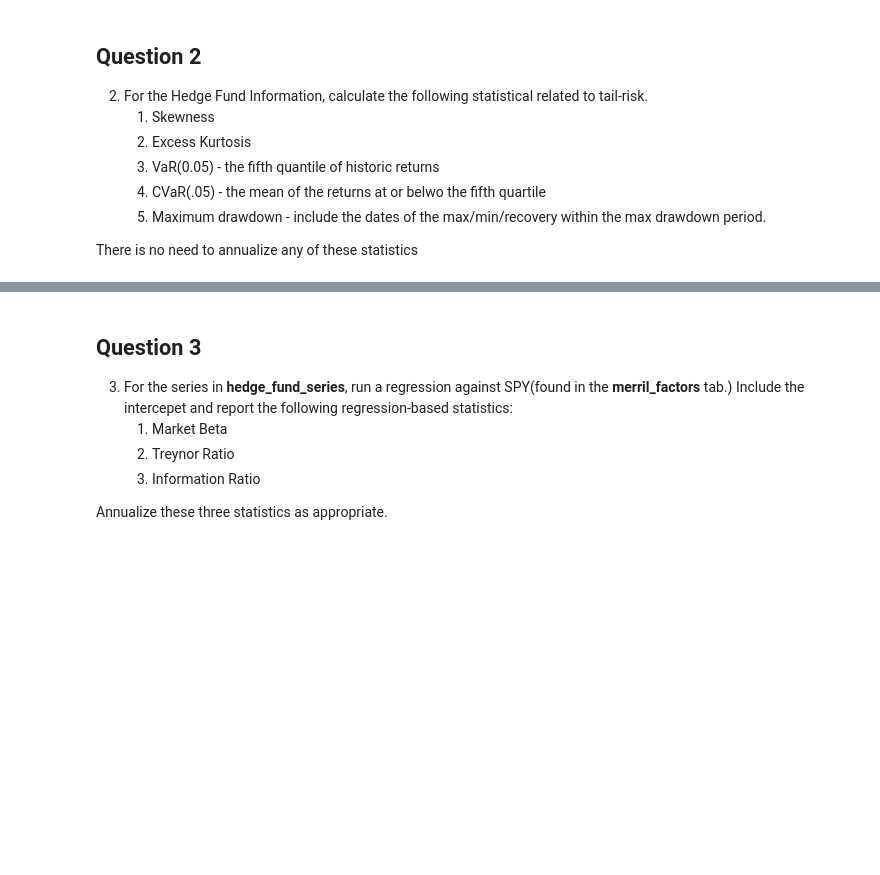
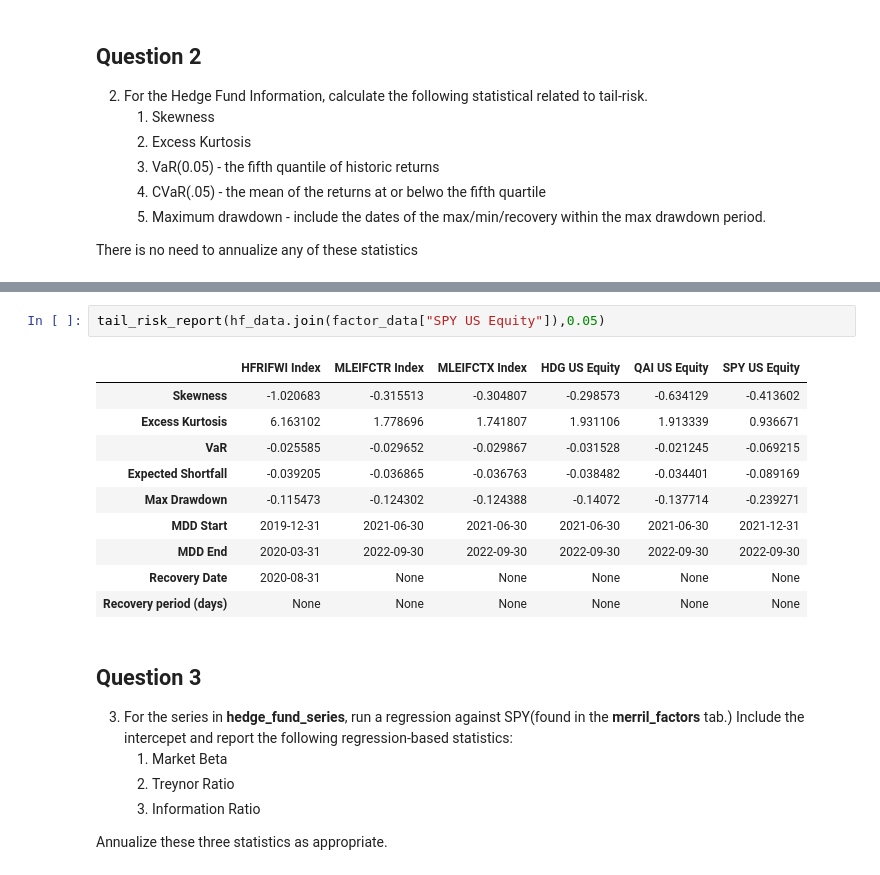
Before and after one commit to dcstein22/portfolio_theory, a Jupyter notebook: Homework_2.ipynb, the cells around one changed output, grey strips where cells are left out. Drawn from its saved outputs; the diff is of its cells as text; blank space fills up the shorter version.

```diff
--- a/Homework_2.ipynb
+++ b/Homework_2.ipynb
@@ -121,3 +140,16 @@ tail_risk_report(hedge_fund,.05)
+# %%
+tail_risk_report(hf_data.join(factor_data["SPY US Equity"]),0.05)
+# %% [output]
+|  | HFRIFWI Index | MLEIFCTR Index | MLEIFCTX Index | HDG US Equity | QAI US Equity | SPY US Equity |
+| Skewness | -1.020683 | -0.315513 | -0.304807 | -0.298573 | -0.634129 | -0.413602 |
+| Excess Kurtosis | 6.163102 | 1.778696 | 1.741807 | 1.931106 | 1.913339 | 0.936671 |
+| VaR | -0.025585 | -0.029652 | -0.029867 | -0.031528 | -0.021245 | -0.069215 |
+| Expected Shortfall | -0.039205 | -0.036865 | -0.036763 | -0.038482 | -0.034401 | -0.089169 |
+| Max Drawdown | -0.115473 | -0.124302 | -0.124388 | -0.14072 | -0.137714 | -0.239271 |
+| MDD Start | 2019-12-31 | 2021-06-30 | 2021-06-30 | 2021-06-30 | 2021-06-30 | 2021-12-31 |
+| MDD End | 2020-03-31 | 2022-09-30 | 2022-09-30 | 2022-09-30 | 2022-09-30 | 2022-09-30 |
+| Recovery Date | 2020-08-31 | None | None | None | None | None |
+| Recovery period (days) | None | None | None | None | None | None |
 # %% [markdown]
 ## Question 3
 
```
Also changed, not shown: parts of 31 cells of this notebook, 1 other file.
